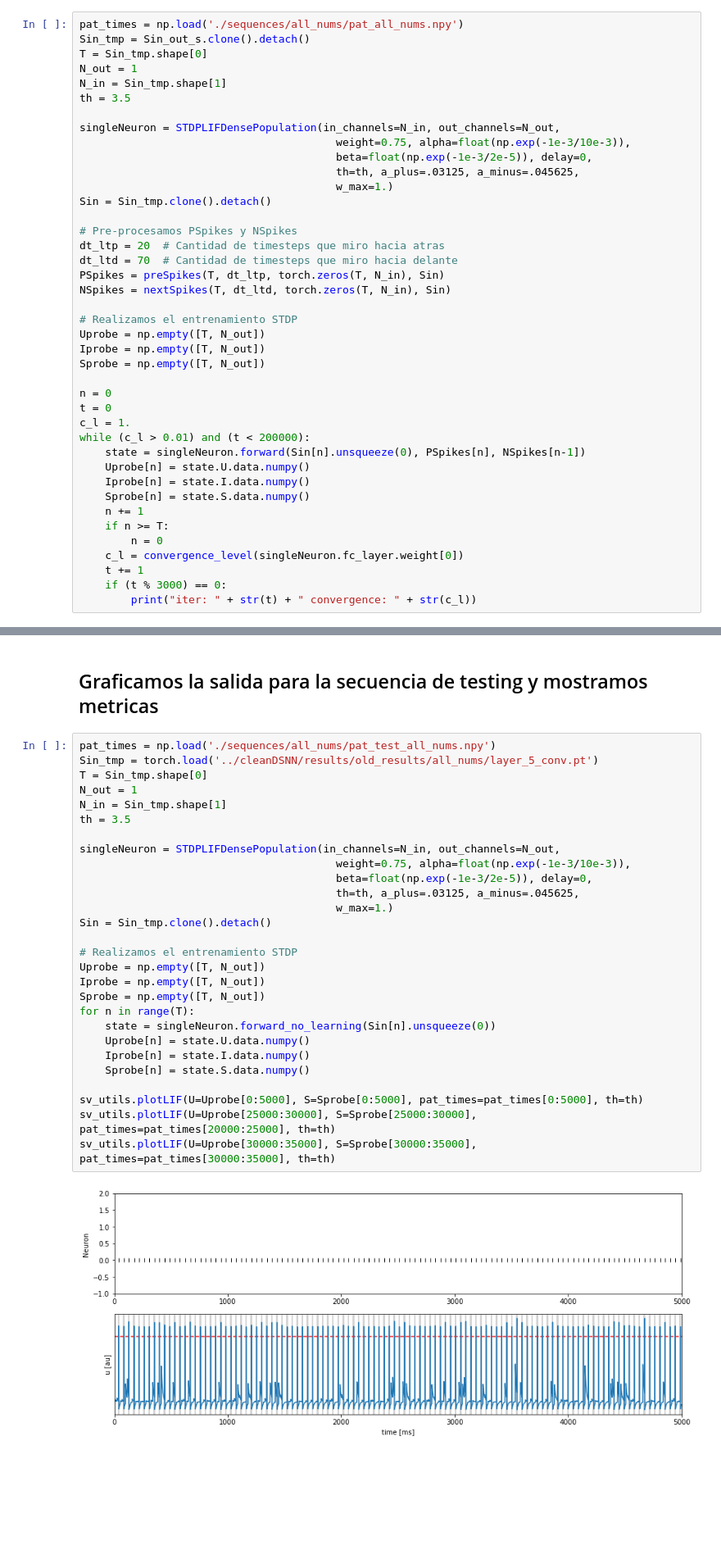
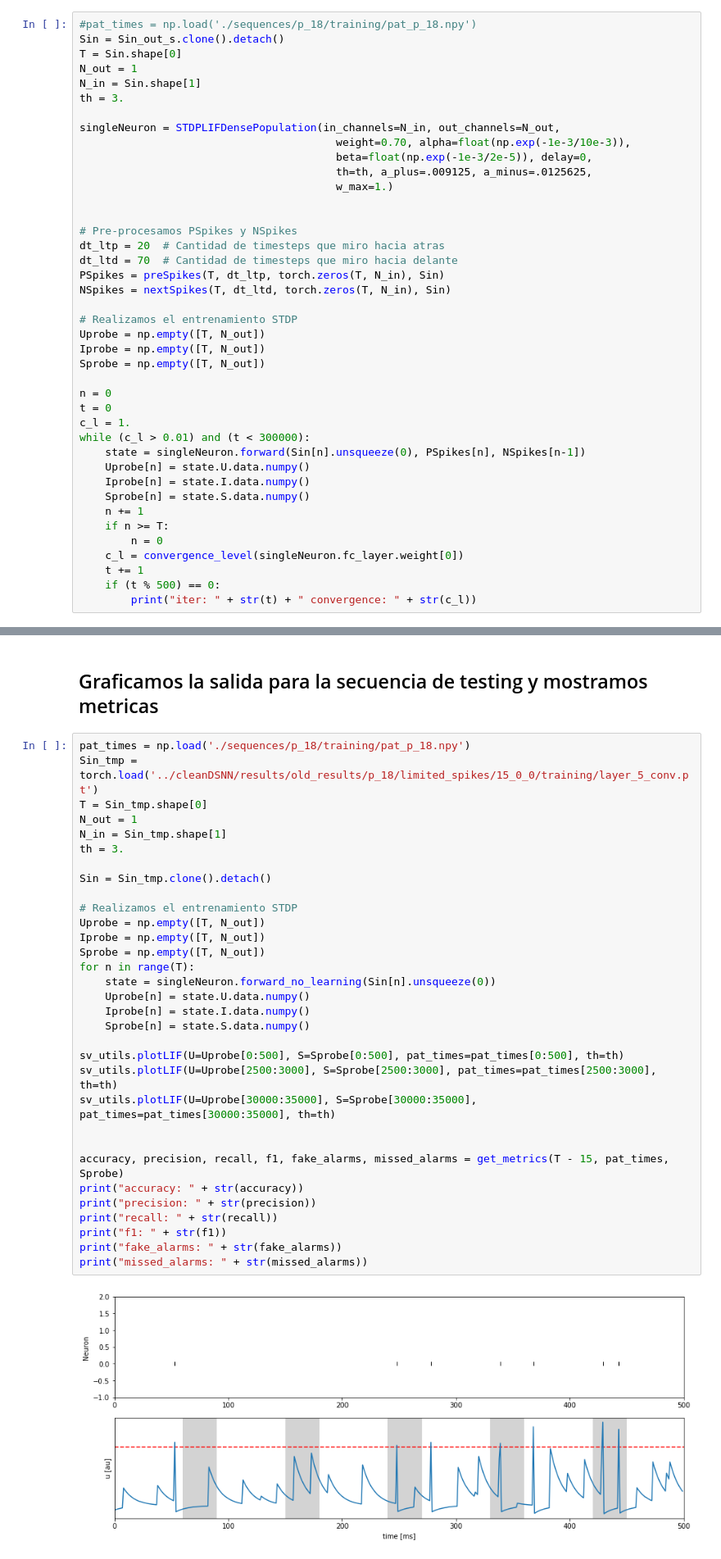
Before and after one commit to mmaximiliano/SDNN, a Jupyter notebook: patterns/SequenceVisualizer.ipynb, the cells around one changed output, grey strips where cells are left out. Shown at 82% size. Saved outputs shown, nothing was run; the diff lists cells and outputs as text; blank space fills up the shorter version.

```diff
--- a/patterns/SequenceVisualizer.ipynb
+++ b/patterns/SequenceVisualizer.ipynb
@@ -43,19 +39,19 @@ Spikes: 10027
 # %% [markdown]
 ## Entrenamos a la neurona de salida
 # %%
-pat_times = np.load('./sequences/all_nums/pat_all_nums.npy')
-Sin_tmp = Sin_out_s.clone().detach()
-T = Sin_tmp.shape[0]
+#pat_times = np.load('./sequences/p_18/training/pat_p_18.npy')
+Sin = Sin_out_s.clone().detach()
+T = Sin.shape[0]
 N_out = 1
-N_in = Sin_tmp.shape[1]
-th = 3.5
+N_in = Sin.shape[1]
+th = 3.
 
 singleNeuron = STDPLIFDensePopulation(in_channels=N_in, out_channels=N_out,
-                                        weight=0.75, alpha=float(np.exp(-1e-3/10e-3)),
+                                        weight=0.70, alpha=float(np.exp(-1e-3/10e-3)),
                                         beta=float(np.exp(-1e-3/2e-5)), delay=0,
-                                        th=th, a_plus=.03125, a_minus=.045625,
+                                        th=th, a_plus=.009125, a_minus=.0125625,
                                         w_max=1.)
-Sin = Sin_tmp.clone().detach()
+
 
 # Pre-procesamos PSpikes y NSpikes
 dt_ltp = 20  # Cantidad de timesteps que miro hacia atras
@@ -71,7 +67,7 @@ Sprobe = np.empty([T, N_out])
 n = 0
 t = 0
 c_l = 1.
-while (c_l > 0.01) and (t < 200000):
+while (c_l > 0.01) and (t < 300000):
     state = singleNeuron.forward(Sin[n].unsqueeze(0), PSpikes[n], NSpikes[n-1])
     Uprobe[n] = state.U.data.numpy()
     Iprobe[n] = state.I.data.numpy()
@@ -81,6 +77,6 @@ while (c_l > 0.01) and (t < 200000):
         n = 0
     c_l = convergence_level(singleNeuron.fc_layer.weight[0])
     t += 1
-    if (t % 3000) == 0:
+    if (t % 500) == 0:
         print("iter: " + str(t) + " convergence: " + str(c_l))
 # %% [output]
@@ -104,32 +100,36 @@ iter: 198000 convergence: 0.02417351200110653
 # %% [markdown]
 ## Graficamos la salida para la secuencia de testing y mostramos metricas
 # %%
-pat_times = np.load('./sequences/all_nums/pat_test_all_nums.npy')
-Sin_tmp = torch.load('../cleanDSNN/results/old_results/all_nums/layer_5_conv.pt')
+pat_times = np.load('./sequences/p_18/training/pat_p_18.npy')
+Sin_tmp = torch.load('../cleanDSNN/results/old_results/p_18/limited_spikes/15_0_0/training/layer_5_conv.pt')
 T = Sin_tmp.shape[0]
 N_out = 1
 N_in = Sin_tmp.shape[1]
-th = 3.5
+th = 3.
 
-singleNeuron = STDPLIFDensePopulation(in_channels=N_in, out_channels=N_out,
-                                        weight=0.75, alpha=float(np.exp(-1e-3/10e-3)),
-                                        beta=float(np.exp(-1e-3/2e-5)), delay=0,
-                                        th=th, a_plus=.03125, a_minus=.045625,
-                                        w_max=1.)
 Sin = Sin_tmp.clone().detach()
 
 # Realizamos el entrenamiento STDP
 Uprobe = np.empty([T, N_out])
 Iprobe = np.empty([T, N_out])
 Sprobe = np.empty([T, N_out])
 for n in range(T):
     state = singleNeuron.forward_no_learning(Sin[n].unsqueeze(0))
     Uprobe[n] = state.U.data.numpy()
     Iprobe[n] = state.I.data.numpy()
     Sprobe[n] = state.S.data.numpy()
 
-sv_utils.plotLIF(U=Uprobe[0:5000], S=Sprobe[0:5000], pat_times=pat_times[0:5000], th=th)
-sv_utils.plotLIF(U=Uprobe[25000:30000], S=Sprobe[25000:30000], pat_times=pat_times[20000:25000], th=th)
+sv_utils.plotLIF(U=Uprobe[0:500], S=Sprobe[0:500], pat_times=pat_times[0:500], th=th)
+sv_utils.plotLIF(U=Uprobe[2500:3000], S=Sprobe[2500:3000], pat_times=pat_times[2500:3000], th=th)
 sv_utils.plotLIF(U=Uprobe[30000:35000], S=Sprobe[30000:35000], pat_times=pat_times[30000:35000], th=th)
+
+
+accuracy, precision, recall, f1, fake_alarms, missed_alarms = get_metrics(T - 15, pat_times, Sprobe)
+print("accuracy: " + str(accuracy))
+print("precision: " + str(precision))
+print("recall: " + str(recall))
+print("f1: " + str(f1))
+print("fake_alarms: " + str(fake_alarms))
+print("missed_alarms: " + str(missed_alarms))
 # %% [output]
-[figure, old version]
+[figure, new version]
```
Also changed, not shown: parts of 11 cells of this notebook, 2 other files.
